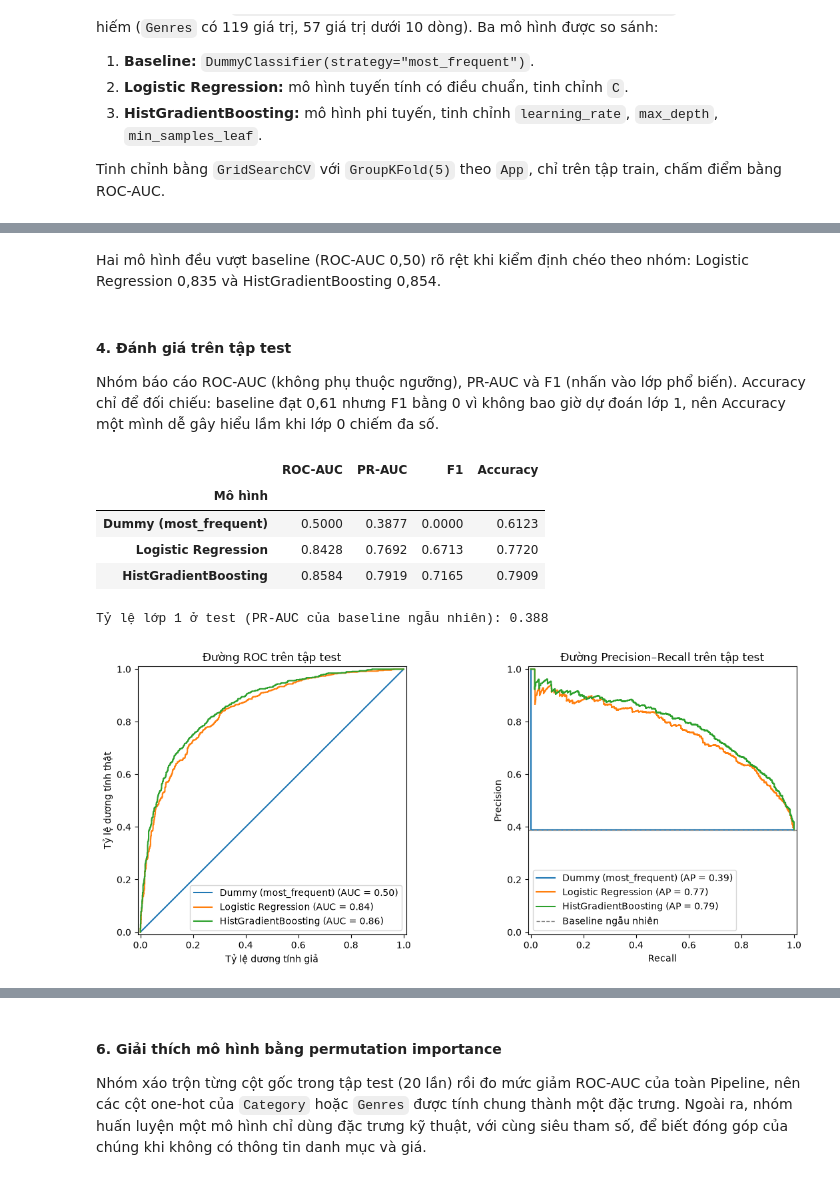
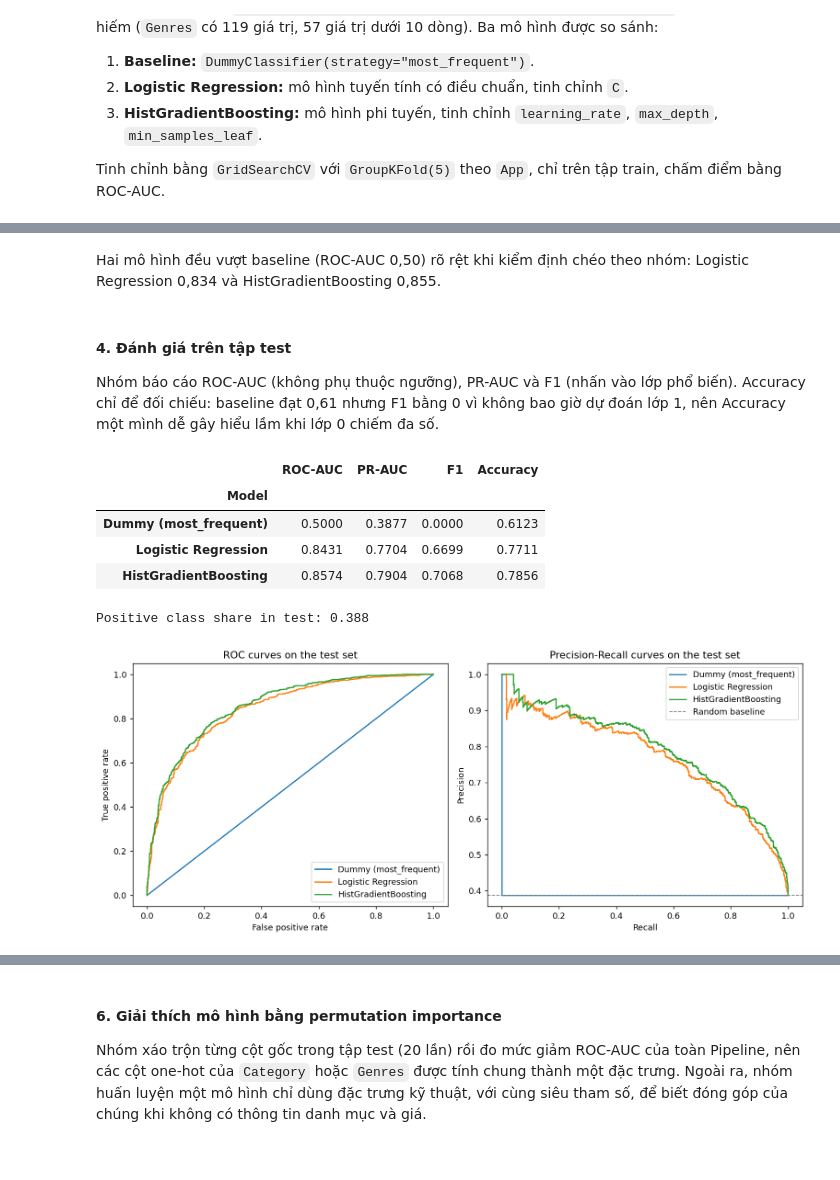
Before and after one commit to phtanh05/google-play-store-apps-analysis, a Jupyter notebook: notebooks/03_ml_question.ipynb, the cells around one changed output, grey strips where cells are left out. Drawn from its saved outputs; the diff is of its cells as text; code cells hidden in the pictures.

```diff
--- a/notebooks/03_ml_question.ipynb
+++ b/notebooks/03_ml_question.ipynb
@@ -163,45 +288,68 @@ with pd.option_context("display.max_colwidth", None, "display.width", 200):
 # %% [markdown]
-Hai mô hình đều vượt baseline (ROC-AUC 0,50) rõ rệt khi kiểm định chéo theo nhóm: Logistic Regression 0,835 và HistGradientBoosting 0,854.
+Hai mô hình đều vượt baseline (ROC-AUC 0,50) rõ rệt khi kiểm định chéo theo nhóm: Logistic Regression 0,834 và HistGradientBoosting 0,855.
 # %% [markdown]
 #### **4. Đánh giá trên tập test**
 
 Nhóm báo cáo ROC-AUC (không phụ thuộc ngưỡng), PR-AUC và F1 (nhấn vào lớp phổ biến). Accuracy chỉ để đối chiếu: baseline đạt 0,61 nhưng F1 bằng 0 vì không bao giờ dự đoán lớp 1, nên Accuracy một mình dễ gây hiểu lầm khi lớp 0 chiếm đa số.
 # %%
-from sklearn.metrics import accuracy_score, average_precision_score, f1_score, roc_auc_score
+# ---Đánh giá mỗi mô hình đã huấn luyện trên tập test---
+proba = {}
+pred = {}
+rows = []
+for name, estimator in searches.items():
+    probabilities = estimator.predict_proba(X_test)[:, 1]
+    predictions = (probabilities >= 0.5).astype(int)
+    proba[name] = probabilities
+    pred[name] = predictions
+    rows.append({
+        "Model": name,
+        "ROC-AUC": roc_auc_score(y_test, probabilities),
+        "PR-AUC": average_precision_score(y_test, probabilities),
+        "F1": f1_score(y_test, predictions),
+        "Accuracy": accuracy_score(y_test, predictions)
+    })
+test_scores = pd.DataFrame(rows).set_index("Model")
+display(test_scores.round(4))
+print(f"Positive class share in test: {y_test.mean():.3f}")
 
-# Đánh giá tập test đúng một lần cho từng mô hình đã chọn.
-proba, pred, rows = {}, {}, []
-for name, est in searches.items():
-    p = est.predict_proba(X_test)[:, 1]
-    proba[name], pred[name] = p, (p >= 0.5).astype(int)
-    rows.append({"Mô hình": name,
-                 "ROC-AUC": roc_auc_score(y_test, p),
-                 "PR-AUC": average_precision_score(y_test, p),
-                 "F1": f1_score(y_test, pred[name]),
-                 "Accuracy": accuracy_score(y_test, pred[name])})
-test_scores = pd.DataFrame(rows).set_index("Mô hình")
-display(test_scores.round(4))
-print(f"Tỷ lệ lớp 1 ở test (PR-AUC của baseline ngẫu nhiên): {y_test.mean():.3f}")
+# ---Lưu kết quả đối chứng để so sánh ở phần giải thích mô hình---
+p_tech = tech.predict_proba(X_test[TECH_COLS])[:, 1]
+tech_roc_auc = roc_auc_score(y_test, p_tech)
+tech_pr_auc = average_precision_score(y_test, p_tech)
 # %% [output]
 |  | ROC-AUC | PR-AUC | F1 | Accuracy |
-| Mô hình |  |  |  |  |
+| Model |  |  |  |  |
 | Dummy (most_frequent) | 0.5000 | 0.3877 | 0.0000 | 0.6123 |
-| Logistic Regression | 0.8428 | 0.7692 | 0.6713 | 0.7720 |
-| HistGradientBoosting | 0.8584 | 0.7919 | 0.7165 | 0.7909 |
+| Logistic Regression | 0.8431 | 0.7704 | 0.6699 | 0.7711 |
+| HistGradientBoosting | 0.8574 | 0.7904 | 0.7068 | 0.7856 |
-Tỷ lệ lớp 1 ở test (PR-AUC của baseline ngẫu nhiên): 0.388
+Positive class share in test: 0.388
 # %%
-from sklearn.metrics import PrecisionRecallDisplay, RocCurveDisplay
+# ---Vẽ đường ROC và đường Precision-Recall từ xác suất đã lưu---
+fig, axes = plt.subplots(1, 2, figsize=(12, 5))
+for name, probabilities in proba.items():
+    false_positive, true_positive, thresholds = roc_curve(
+        y_test, probabilities
+    )
+    precision, recall, thresholds = precision_recall_curve(
+        y_test, probabilities
+    )
+    axes[0].plot(false_positive, true_positive, label=name)
+    axes[1].step(recall, precision, where="post", label=name)
 
-fig, axes = plt.subplots(1, 2, figsize=(12, 5))
-for name in proba:
-    RocCurveDisplay.from_predictions(y_test, proba[name], name=name, ax=axes[0])
-    PrecisionRecallDisplay.from_predictions(y_test, proba[name], name=name, ax=axes[1])
-axes[0].set(title="Đường ROC trên tập test", xlabel="Tỷ lệ dương tính giả", ylabel="Tỷ lệ dương tính thật")
-axes[1].set(title="Đường Precision–Recall trên tập test", xlabel="Recall", ylabel="Precision")
-axes[1].axhline(y_test.mean(), color="gray", ls="--", lw=1, label="Baseline ngẫu nhiên")
+axes[0].set_title("ROC curves on the test set")
+axes[0].set_xlabel("False positive rate")
+axes[0].set_ylabel("True positive rate")
+axes[0].legend()
+axes[1].set_title("Precision-Recall curves on the test set")
+axes[1].set_xlabel("Recall")
+axes[1].set_ylabel("Precision")
+axes[1].axhline(
+    y_test.mean(), color="gray", linestyle="--",
+    linewidth=1, label="Random baseline"
+)
 axes[1].legend()
 plt.tight_layout()
 plt.show()
 # %% [output]
-[figure, old version]
+[figure, new version]
 # %% [markdown]
```
Also changed, not shown: parts of 15 cells of this notebook, 1 other file.
